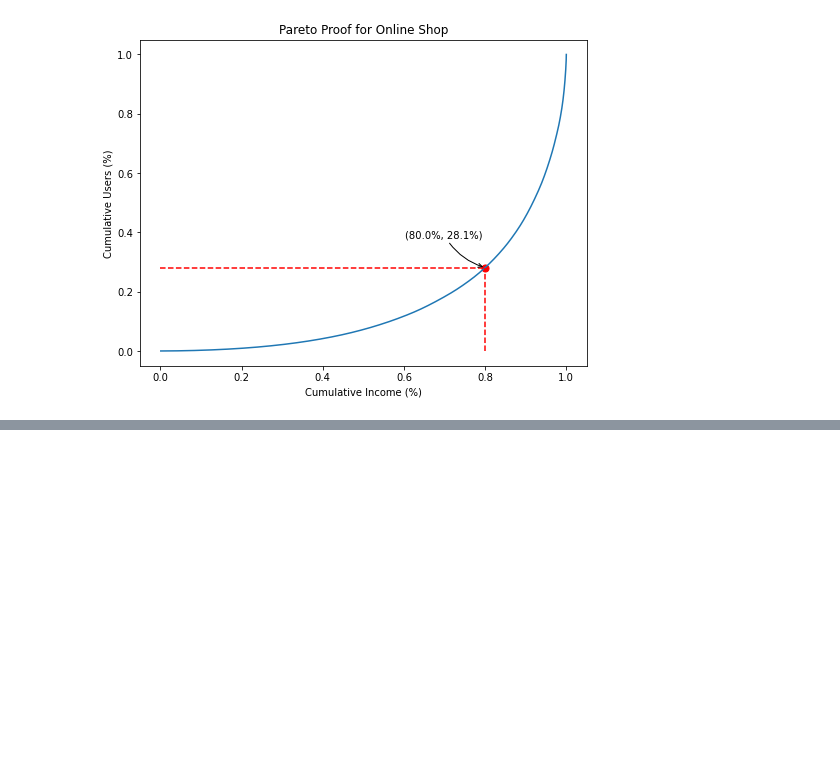
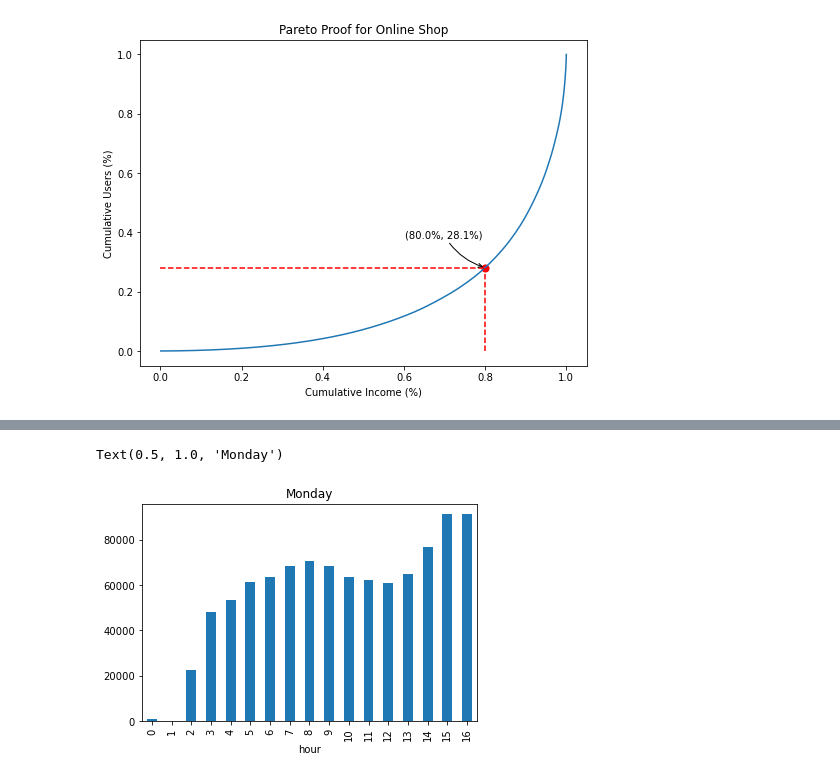
Before and after one commit to ADM-Homework-2/Homework_2, a Jupyter notebook: Main.ipynb, the cells around one changed output, grey strips where cells are left out. Drawn from its saved outputs; the diff is of its cells as text; code cells hidden in the pictures; blank space fills up the shorter version.

Commit message:
Test question 2 and small adjustment to first part of question 2

```diff
--- a/Main.ipynb
+++ b/Main.ipynb
@@ -393,3 +565,7 @@ Running data_set: data/2019-Oct.csv
 Running data_set: data/2019-Nov.csv
 [========================================================================] 100%
 [figure]
+# %%
+data_1 = pd.read_csv('data/2019-Oct.csv', nrows=1000000)
+data_2 = pd.read_csv('data/2019-Nov.csv', nrows=1000000)
+data_tot = pd.concat((data_1, data_2))
@@ -395,0 +628,2 @@ Running data_set: data/2019-Nov.csv
+# %%
+data_tot['event_time'] = pd.to_datetime(data_tot.event_time)
@@ -395,0 +646,4 @@ Running data_set: data/2019-Nov.csv
+# %%
+data_tot_view = data_tot[data_tot.event_type == 'view']
+data_tot_view['day'] = data_tot_view.event_time.dt.dayofweek
+data_tot_view = data_tot_view[data_tot_view.day == 1]
@@ -395,0 +655,4 @@ Running data_set: data/2019-Nov.csv
+# %%
+data_tot_view['month'] = data_tot_view.event_time.dt.month
+data_tot_view['hour'] = data_tot_view.event_time.dt.hour
+data_tot_view['week'] = data_tot_view.event_time.dt.week
@@ -395,0 +675,7 @@ Running data_set: data/2019-Nov.csv
+# %%
+import matplotlib.pyplot as plt
+test_group = data_tot_view.groupby(['month', 'week', 'hour']).price.count().groupby(['hour']).mean().plot.bar()
+plt.title('Monday')
+# %% [output]
+Text(0.5, 1.0, 'Monday')
+[figure, added]
```
Also changed, not shown: parts of 38 cells of this notebook, 8 other files.
